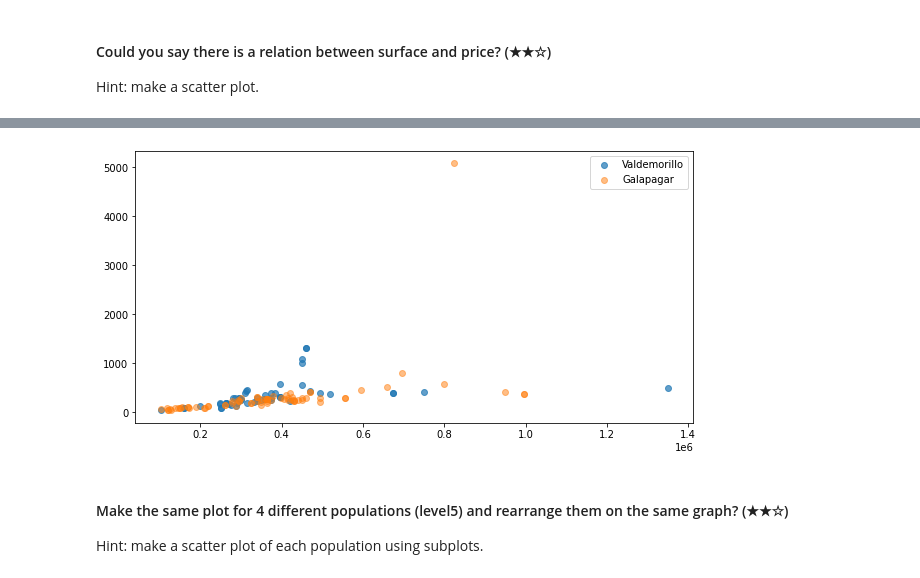
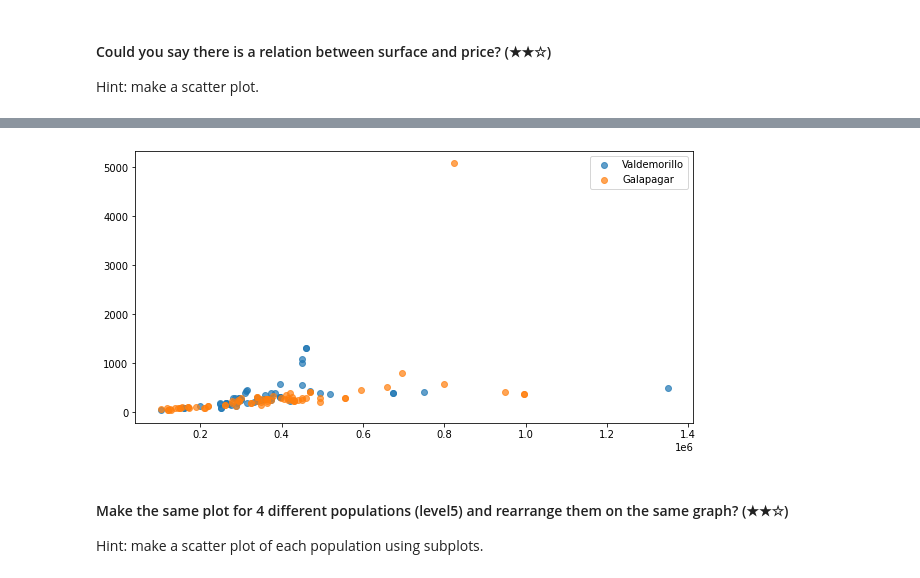
Before and after one commit to 4GeeksAcademy/realestate-datacleanup-exercise, a Jupyter notebook: project.ipynb, the cells around one changed output, grey strips where cells are left out. Cells and saved outputs as stored; diff of their text form; code cells hidden in the pictures.

```diff
--- a/project.ipynb
+++ b/project.ipynb
@@ -388,3 +418,11 @@ No, el precio no es el mismo
 # %% [markdown]
 #### Could you say there is a relation between surface and price? (★★☆)
 Hint: make a scatter plot.
+# %%
+prueba3= df[df['level5'] == 'Valdemorillo']
+prueba4= df[df['level5'] == 'Galapagar']
+prueba3 = pd.DataFrame(prueba3)
+prueba4 = pd.DataFrame(prueba4)
+prueba5= pd.concat([prueba3, prueba4])
+prueba6= prueba5[['level5', 'price', 'surface']].sort_values(by='price', ascending=False)
+prueba6
@@ -390,0 +443,4 @@ Hint: make a scatter plot.
+# %%
+df_p6 =prueba6.loc[:, 'level5'] == 'Valdemorillo'
+df_p6 = prueba6.loc[df_p6]
+df_p6.head()
@@ -390,0 +454,4 @@ Hint: make a scatter plot.
+# %%
+df_p7 =prueba6.loc[:, 'level5'] == 'Galapagar'
+df_p7 = prueba6.loc[df_p7]
+df_p7.head()
@@ -391,17 +465,11 @@ Hint: make a scatter plot.
 # %%
-filtro_df = df[['level5', 'price', 'surface']]
-filtro_poblacion = ('Valdemorillo', 'Galapagar')
-poblacion_df8 = {poblacion: filtro_df[filtro_df['level5'] == poblacion].dropna()
-    for poblacion in filtro_poblacion}
-
 plt.figure(figsize=(10, 5))
-
-plt.scatter(poblacion_df8[filtro_poblacion[0]]['price'], poblacion_df8[filtro_poblacion[0]]['surface'], alpha=0.7, label=filtro_poblacion[0])
-plt.scatter(poblacion_df8[filtro_poblacion[1]]['price'], poblacion_df8[filtro_poblacion[1]]['surface'], alpha=0.5, label=filtro_poblacion[1])
+plt.scatter(df_p6['price'], df_p6['surface'], alpha=0.7, label= 'Valdemorillo')
+plt.scatter(df_p7['price'], df_p7['surface'], alpha=0.7, label= 'Galapagar')
 plt.legend(loc= 1)
 plt.show()
 # %% [output]
-[figure, old version]
+[figure, new version]
 # %% [markdown]
 #### Make the same plot for 4 different populations (level5) and rearrange them on the same graph? (★★☆)
 Hint: make a scatter plot of each population using subplots.
```
Also changed, not shown: parts of 11 cells of this notebook.
